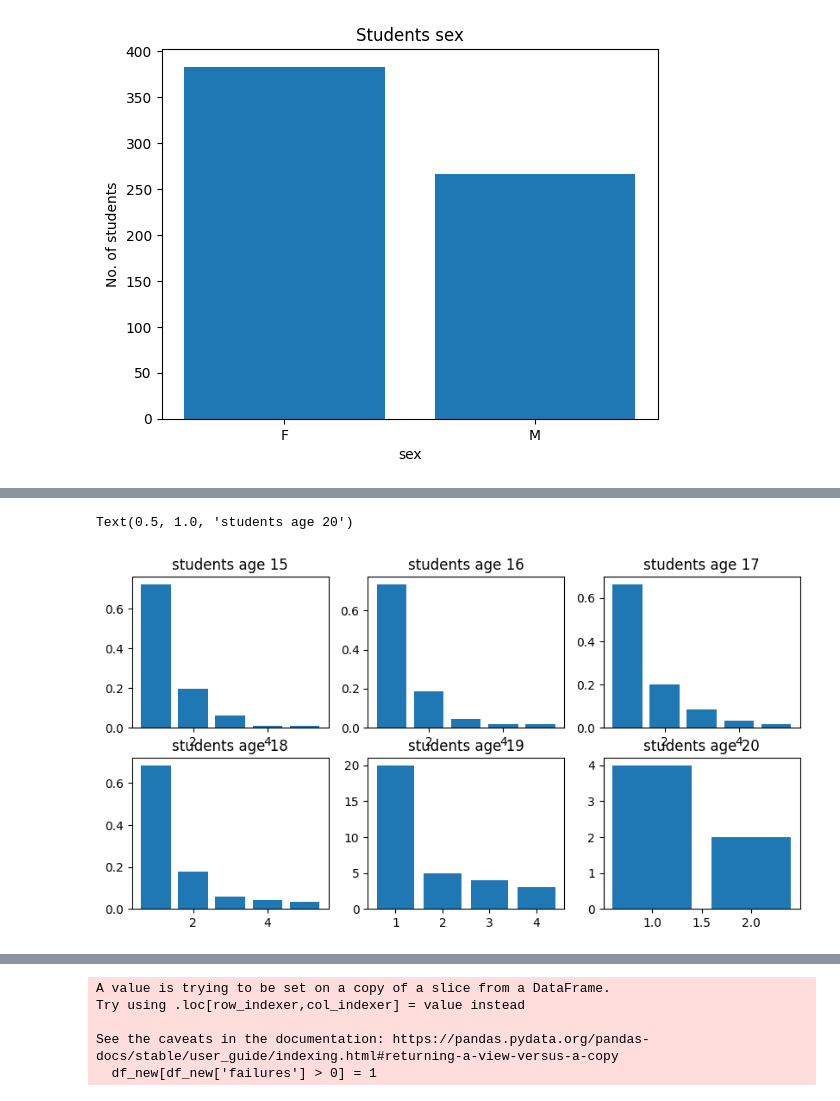
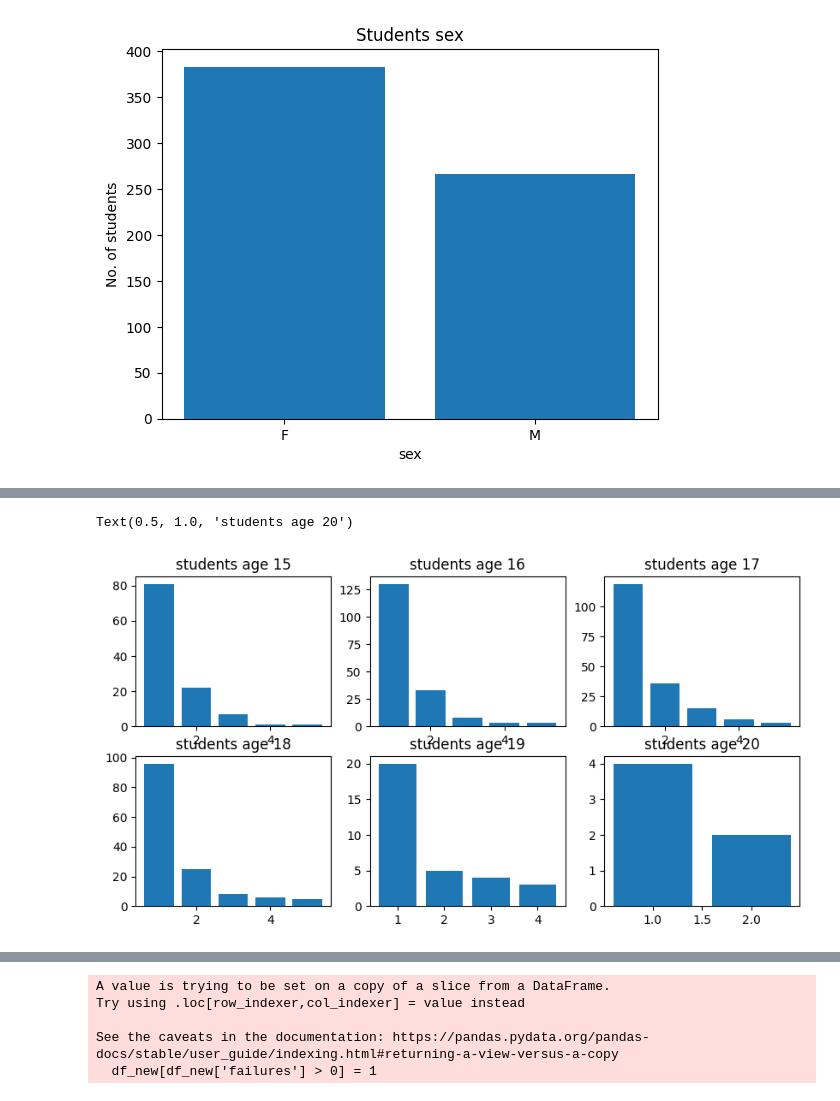
Before and after one commit to Jayesen/ml_for_learners, a Jupyter notebook: Analysis_1.ipynb, the cells around one changed output, grey strips where cells are left out. Cells and saved outputs as stored; diff of their text form; code cells hidden in the pictures.

```diff
--- a/Analysis_1.ipynb
+++ b/Analysis_1.ipynb
@@ -69,6 +84,6 @@ plt.show()
 # %% [output]
 [figure]
 # %%
-df_alcohol = df[['sex', 'age', 'Dalc','Walc', 'health']]
+df_alcohol = df[['age', 'Dalc','Walc', 'health']]
 df_alcohol
 # %% [output]
@@ -88,25 +108,25 @@ df_alcohol
 # %%
 plt.figure(figsize=(10,5))
 
 ax1 = plt.subplot(2, 3,1)
-ax1.bar([1,2,3,4,5], df_alcohol[df_alcohol['age']==15]['Dalc'].value_counts(normalize=True))
+ax1.bar([1,2,3,4,5], df_alcohol[df_alcohol['age']==15]['Dalc'].value_counts(normalize=False))
 ax2 = plt.subplot(2, 3,2)
-ax2.bar([1,2,3,4,5], df_alcohol[df_alcohol['age']==16]['Dalc'].value_counts(normalize=True))
+ax2.bar([1,2,3,4,5], df_alcohol[df_alcohol['age']==16]['Dalc'].value_counts(normalize=False))
 ax3 = plt.subplot(2, 3,3)
-ax3.bar([1,2,3,4,5], df_alcohol[df_alcohol['age']==17]['Dalc'].value_counts(normalize=True))
+ax3.bar([1,2,3,4,5], df_alcohol[df_alcohol['age']==17]['Dalc'].value_counts(normalize=False))
 ax4 = plt.subplot(2, 3,4)
-ax4.bar([1,2,3,4,5], df_alcohol[df_alcohol['age']==18]['Dalc'].value_counts(normalize=True))
+ax4.bar([1,2,3,4,5], df_alcohol[df_alcohol['age']==18]['Dalc'].value_counts(normalize=False))
 ax5 = plt.subplot(2, 3,5)
 ax5.bar([1,2,3,4], df_alcohol[df_alcohol['age']==19]['Dalc'].value_counts())
 ax6 = plt.subplot(2, 3,6)
 ax6.bar([1,2], df_alcohol[df_alcohol['age']==20]['Dalc'].value_counts())
 
 ax1.set_title('students age 15')
 ax2.set_title('students age 16')
 ax3.set_title('students age 17')
 ax4.set_title('students age 18')
 ax5.set_title('students age 19')
 ax6.set_title('students age 20')
 # %% [output]
 Text(0.5, 1.0, 'students age 20')
-[figure, old version]
+[figure, new version]
```
Also changed, not shown: parts of 24 cells of this notebook, 1 other file.
